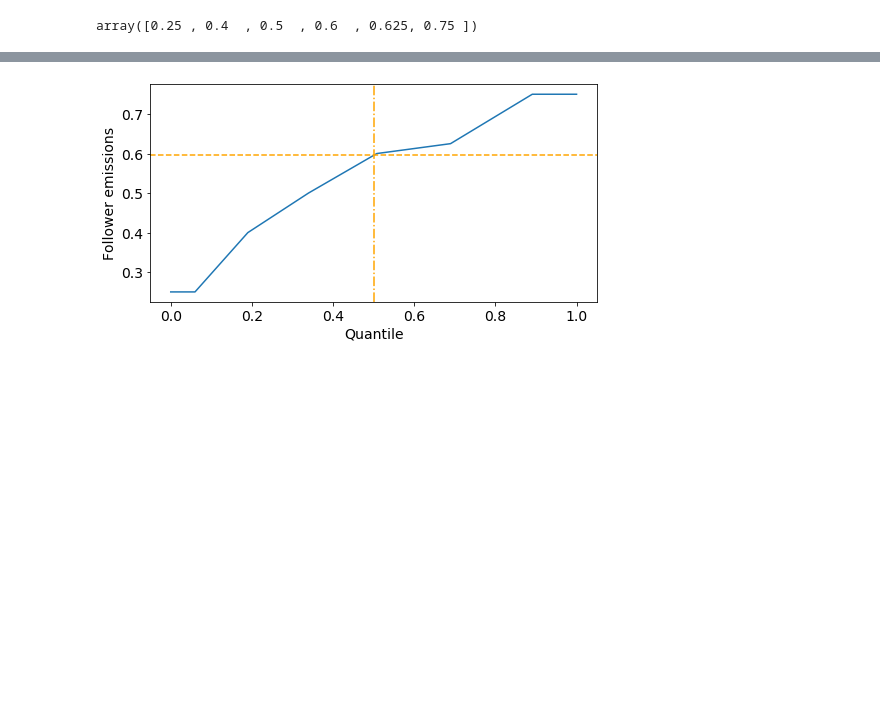
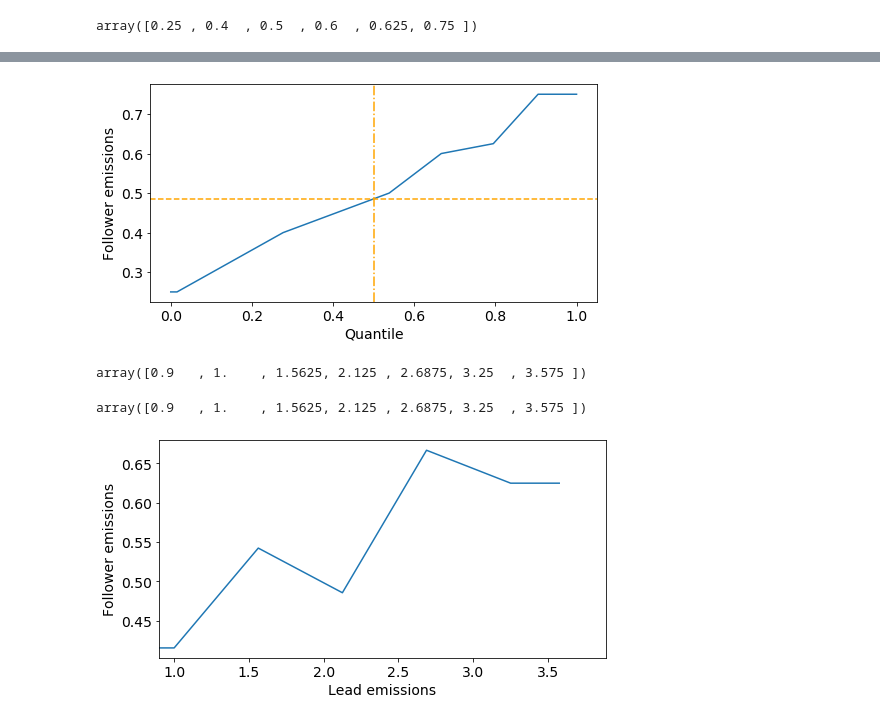
Before and after one commit to GranthamImperial/silicone_examples, a Jupyter notebook: notebooks/ExampleDataForQRWFigures.ipynb, the cells around one changed output, grey strips where cells are left out. Cells and saved outputs as stored; diff of their text form; code cells hidden in the pictures; blank space fills up the shorter version.

```diff
--- a/notebooks/ExampleDataForQRWFigures.ipynb
+++ b/notebooks/ExampleDataForQRWFigures.ipynb
@@ -122,7 +123,7 @@ ys
 # %% [output]
 array([0.25 , 0.4  , 0.5  , 0.6  , 0.625, 0.75 ])
 # %%
-weights = weight_fn(ys)
+weights = weight_fn(xs, x_p)
 weights = weights / sum(weights)
 cumsum_w = np.cumsum(weights) - 0.5 * weights
 # %%
@@ -135,5 +136,6 @@ array(0.5953804)
 # %%
 y_xtend = np.append(ys[0], np.append(ys, ys[-1]))
+ylimits = (ys[0], ys[-1])
 cumsum_w_xtend = np.append(0, np.append(np.cumsum(weights) - 0.5 * weights, 1))
 fig = plt.figure(figsize=(8, 4))
 ax = fig.add_subplot(111)
@@ -147,4 +149,38 @@ fig.savefig(
     bbox_inches='tight'
 )
 # %% [output]
-[figure, old version]
+[figure, new version]
+# %%
+np.append(xps[0] * 0.9, np.append(xps, xps[-1] * 1.1))
+# %% [output]
+array([0.9   , 1.    , 1.5625, 2.125 , 2.6875, 3.25  , 3.575 ])
+# %%
+np.append(xps[0] * 0.9, np.append(xps, xps[-1] * 1.1))
+# %% [output]
+array([0.9   , 1.    , 1.5625, 2.125 , 2.6875, 3.25  , 3.575 ])
+# %%
+yps = []
+for x_p1 in xps:
+    weights = weight_fn(xs, x_p1)
+    weights = weights / sum(weights)
+    cumsum_w = np.cumsum(weights) - 0.5 * weights
+    yps.append(
+        scipy.interpolate.interp1d(
+            cumsum_w, ys, bounds_error=False, fill_value=(ys[0], ys[-1]), assume_sorted=True
+        )(0.5)[()]
+    )
+xps_xtnd = np.append(xps[0] * 0.8, np.append(xps, xps[-1] * 1.1))
+yps_xtnd = [yps[0]] + yps + [yps[-1]]
+# %%
+fig = plt.figure(figsize=(8, 4))
+ax = fig.add_subplot(111)
+plt.plot(xps_xtnd, yps_xtnd)
+ax.set_xlabel("Lead emissions")
+ax.set_ylabel("Follower emissions")
+ax.set_xlim(xlims)
+fig.savefig(
+    join(savefig_folder, "RQWresultsOutput.pdf"),
+    bbox_inches='tight'
+)
+# %% [output]
+[figure, added]
```
Also changed, not shown: parts of 5 cells of this notebook, 1 other file.
